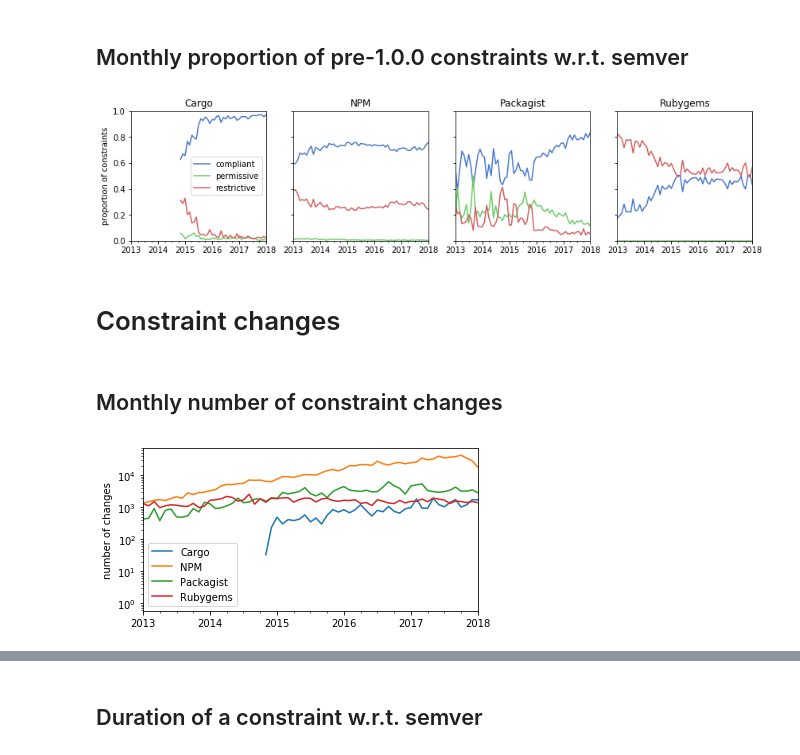
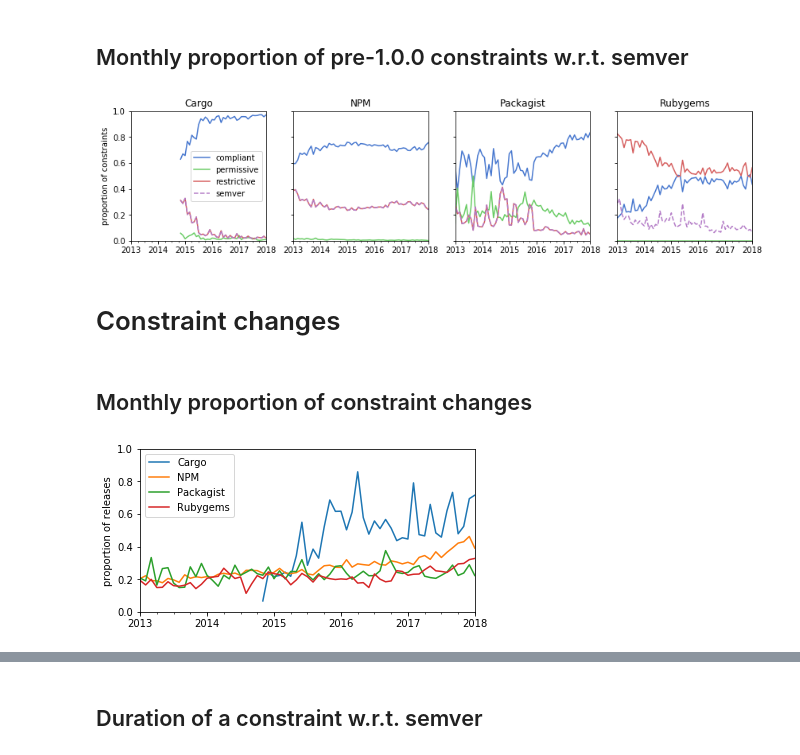
Before and after one commit to AlexandreDecan/secos-constraints, a Jupyter notebook: notebooks/Semver compliance.ipynb, the cells around one changed output, grey strips where cells are left out. Saved outputs shown, nothing was run; the diff lists cells and outputs as text; code cells hidden in the pictures.

```diff
--- a/notebooks/Semver compliance.ipynb
+++ b/notebooks/Semver compliance.ipynb
@@ -413,14 +464,17 @@ for i, ecosystem in enumerate(ECOSYSTEMS):
         [lambda d: d['dev']]
         .assign(n=1)
         .groupby(pandas.Grouper(key='date', freq='M'))
-        [['compliant', 'permissive', 'restrictive', 'n']]
+        [['compliant', 'permissive', 'restrictive', 'semver_compliant', 'n']]
         .sum()
         [lambda d: d['n'] > 0]
         .apply(lambda d: d / d['n'], axis=1)
-        [['compliant', 'permissive', 'restrictive']]
+        .rename(columns={'semver_compliant': 'semver'})
+        [['compliant', 'permissive', 'restrictive', 'semver']]
     )
 
-    data[ecosystem].plot(ax=ax, legend=False, color=SEC_PALETTE)
+    data[ecosystem][['compliant', 'permissive', 'restrictive']].plot(ax=ax, legend=False, color=SEC_PALETTE)
+    data[ecosystem][['semver']].plot(ax=ax, legend=False, color=SEC_PALETTE[3], style='--')
+
     ax.set(
         title=ecosystem,
         xlabel='',
@@ -432,48 +486,51 @@ for i, ecosystem in enumerate(ECOSYSTEMS):
 axes[0].legend(title=None, loc='center right')
 savefig(fig, 'usage_compliance_pre1')
 # %% [output]
-[figure, old version]
+[figure, new version]
 # %% [markdown]
 # Constraint changes
 # %% [markdown]
-## Monthly number of constraint changes
+## Monthly proportion of constraint changes
 # %%
 fig, ax = matplotlib.pyplot.subplots()
 
-df_temp = pandas.concat([
-    (
+data = dict()
+
+for ecosystem in ECOSYSTEMS:
+    data[ecosystem] = (
         df_constraints[ecosystem]
-        [lambda d: ~d['constraint_is_new']]
+        .assign(changes=1)
+        .groupby(pandas.Grouper(key='constraint_next_date', freq='1M'))
+        [['changes']]
+        .sum()
         .merge(
-            df_versions[ecosystem]
-            [['package', 'rank', 'type']],
-            how='left',
-            on=['package', 'rank']
+            (
+                df_versions[ecosystem]
+                .assign(releases=1)
+                .groupby(pandas.Grouper(key='date', freq='1M'))
+                [['releases']]
+                .sum()
+            ),
+            how='right',
+            left_index=True,
+            right_index=True,
         )
-        .groupby(pandas.Grouper(key='date', freq='1M'))
-        [['version']]
-        .count()
-        .assign(ecosystem=ecosystem)
-    ) for ecosystem in ECOSYSTEMS
-])
+        .assign(**{ecosystem: lambda d: d['changes'] / d['releases']})
+        [[ecosystem]]
+    )
 
-(
-    df_temp
-    .pivot(columns='ecosystem', values='version')
-    [ECOSYSTEMS]
-    .plot(color=[COLORS[e] for e in ECOSYSTEMS], ax=ax)
-)
+    data[ecosystem].plot(ax=ax, legend=False, color=COLORS[ecosystem])
 
 ax.set(
     xlabel='',
     xlim=DATE_RANGE,
-    ylabel='number of changes',
-    yscale='log',
+    ylabel='proportion of releases',
+    ylim=(0, 1),
 )
 
 ax.legend(title=None)
 
 savefig(fig, 'change_monthly_evolution')
 # %% [output]
-[figure, old version]
+[figure, new version]
 # %%
```
Also changed, not shown: parts of 12 cells of this notebook.
